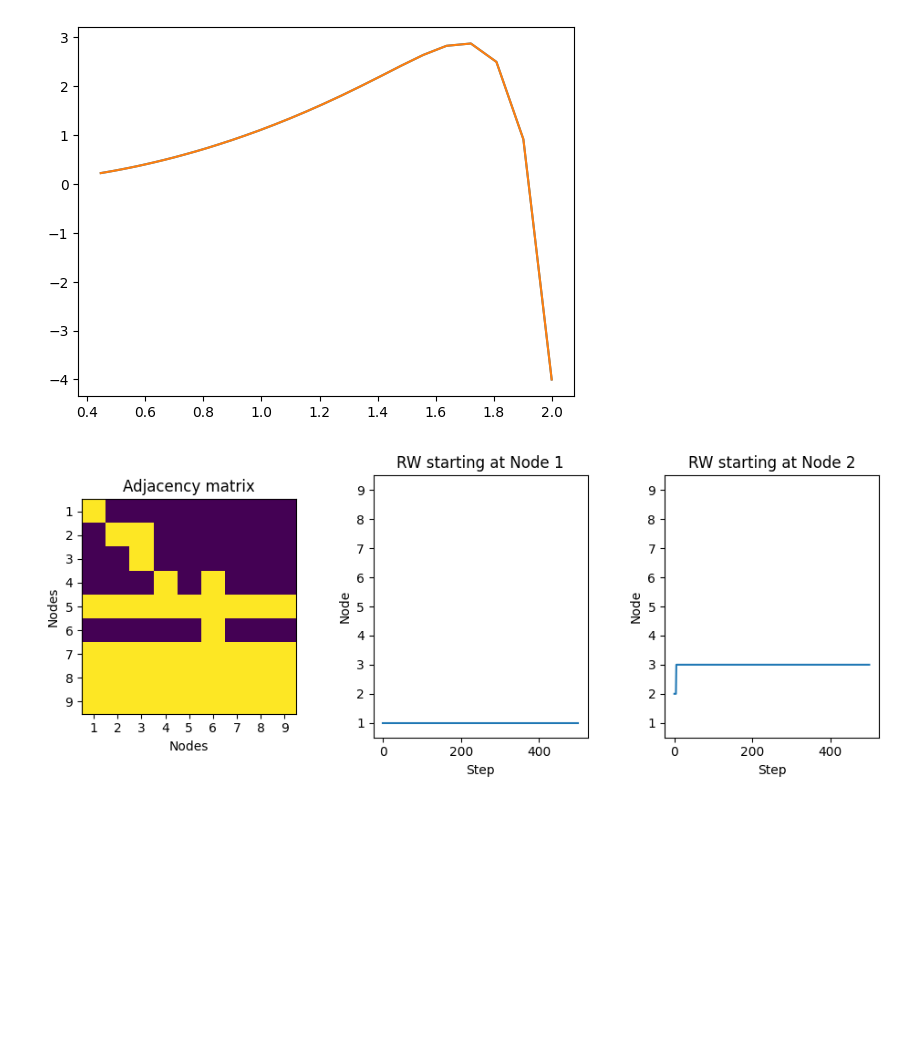
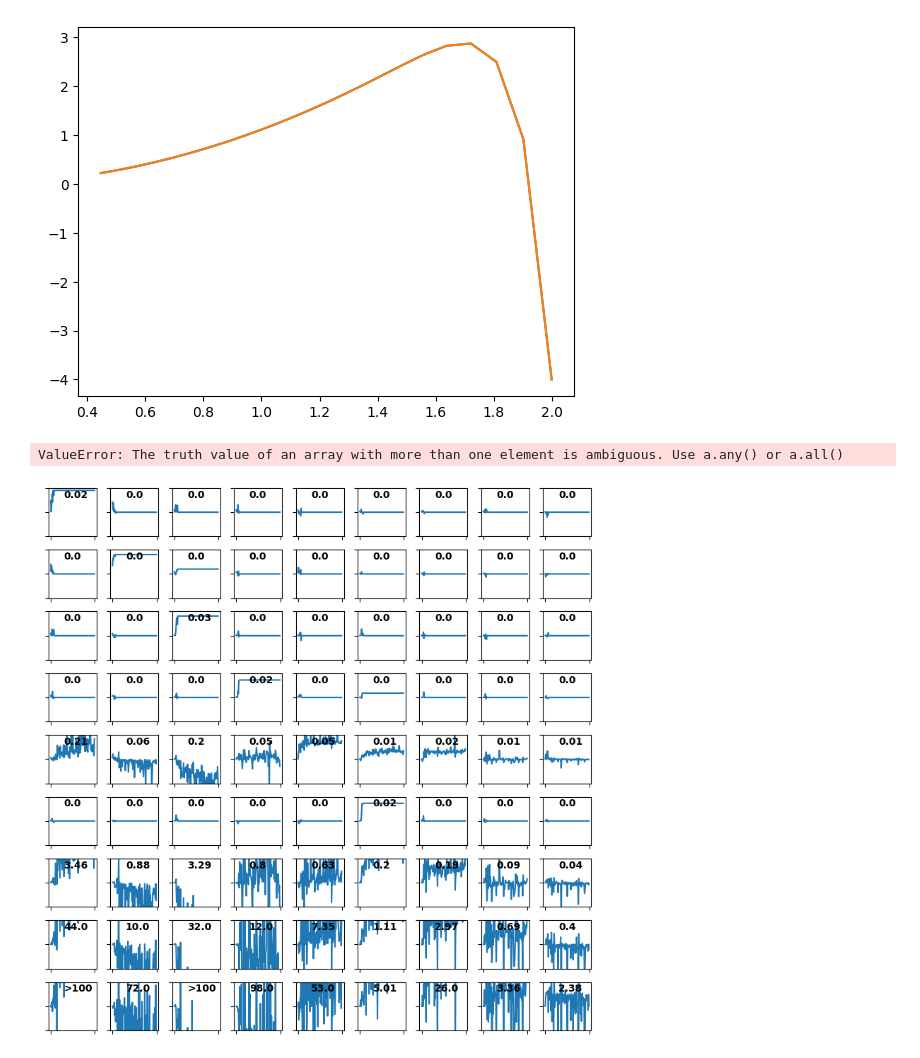
Before and after one commit to HyukpyoHong/Koopman-Operator, a Jupyter notebook: Toymodel-Koopman.ipynb, the cells around one changed output. Drawn from its saved outputs; the diff is of its cells as text; code cells hidden in the pictures; blank space fills up the shorter version.

```diff
--- a/Toymodel-Koopman.ipynb
+++ b/Toymodel-Koopman.ipynb
@@ -324,6 +243,7 @@ for M in range(1,M_max+1):
 # %%
-K_tmp = K_approx
-P_bool = np.absolute(K_tmp) > 1e-2
+# This block of codes is for the 2-dimensional K matrix array.
+
+P_bool = np.absolute(K_approx) > 1e-2
 P = P_bool.astype(int) # this matrix considered as the edge probability matrix to obtain a directed graph.
 G = weight2digraph(P)
 A = nx.adjacency_matrix(G, nodelist=list(G.nodes()))
@@ -337,26 +257,62 @@ rw2.insert(0,1)
 fig, ax = plt.subplots(1, 3, figsize = (10,4))
 fig.tight_layout(pad=3.0)
 ax[0].imshow(A.todense());
-ax[0].set_xticks(np.arange(0, 9),[str(x) for x in np.arange(1, 10)]);
-ax[0].set_yticks(np.arange(0, 9),[str(x) for x in np.arange(1, 10)]);
+ax[0].set_xticks(np.arange(0, N),[str(x) for x in np.arange(1, N+1)]);
+ax[0].set_yticks(np.arange(0, N),[str(x) for x in np.arange(1, N+1)]);
 ax[0].set_xlabel('Nodes');
 ax[0].set_ylabel('Nodes');
 ax[0].set_title('Adjacency matrix');
 
 ax[1].plot(rw1)
-ax[1].set_yticks(np.arange(0, 9),[str(x) for x in np.arange(1, 10)]);
+ax[1].set_yticks(np.arange(0, N),[str(x) for x in np.arange(1, N+1)]);
 ax[1].set_ylim([-0.5, 8.5]);
 ax[1].set_xlabel('Step');
 ax[1].set_ylabel('Node');
 ax[1].set_title('RW starting at Node 1');
 
 ax[2].plot(rw2)
-ax[2].set_yticks(np.arange(0, 9),[str(x) for x in np.arange(1, 10)]);
+ax[2].set_yticks(np.arange(0, N),[str(x) for x in np.arange(1, N+1)]);
 ax[2].set_ylim([-0.5, 8.5]);
 ax[2].set_xlabel('Step');
 ax[2].set_ylabel('Node');
 ax[2].set_title('RW starting at Node 2');
-
 #plt.savefig('Results_9obs.png')
 # %% [output]
-[figure, removed]
+ValueError: The truth value of an array with more than one element is ambiguous. Use a.any() or a.all()
+# %%
+# This block of codes is for the 3-dimensional K matrix array.
+
+# Draw the evolution of each entry in the Koopman matrix approximated with increasing number of data from 1 to 100.
+K_tmp = K_approx[:,:,0] # current approximation. We keep updating this matrix.
+
+iter_range = range(100)
+# i_list = [0,1,2]
+# j_list = [0,1,2]
+i_list = range(9)
+j_list = range(9)
+ylim0 = [-1, 1]
+
+var_mat = np.zeros([N,N])
+fig2, ax2 = plt.subplots(len(i_list), len(j_list), figsize = (8,8))
+#fig2.tight_layout(pad=3.0)
+for i in i_list:
+    for j in j_list:
+        ax2[i,j].plot(iter_range,K_approx[i,j,iter_range])
+        ax2[i,j].set_ylim(ylim0)
+        ax2[i,j].set_xticklabels('')
+        ax2[i,j].set_yticklabels('')
+
+        if np.var(K_approx[i,j,iter_range]) < 9.5:
+            var_mat[i,j] = round(np.var(K_approx[i,j,iter_range]), 2)
+        else:
+            var_mat[i,j] = round(np.var(K_approx[i,j,iter_range]))
+
+        if var_mat[i,j] < 100:
+            ax2[i,j].text(0.3*np.max(iter_range), 0.8*ylim0[1] + 0.2*ylim0[0], str(var_mat[i,j]),weight="bold")
+        else:
+            ax2[i,j].text(0.3*np.max(iter_range), 0.8*ylim0[1] + 0.2*ylim0[0], '>100',weight="bold")
+
+fig2.tight_layout(pad=1.0)
+plt.savefig('K_approx.png')
+# %% [output]
+[figure, added]
```
Also changed, not shown: parts of 20 cells of this notebook, 2 other files.
